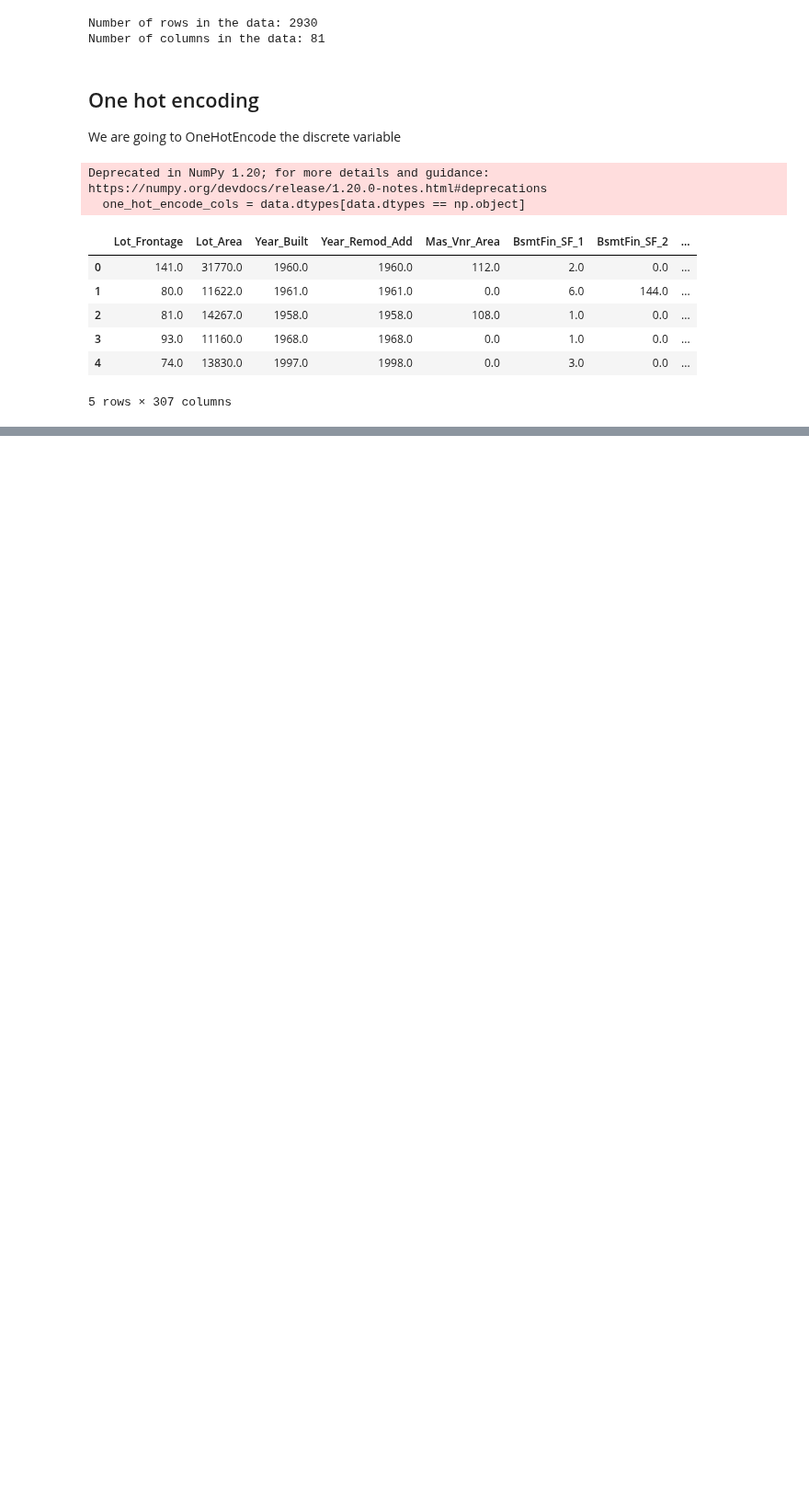
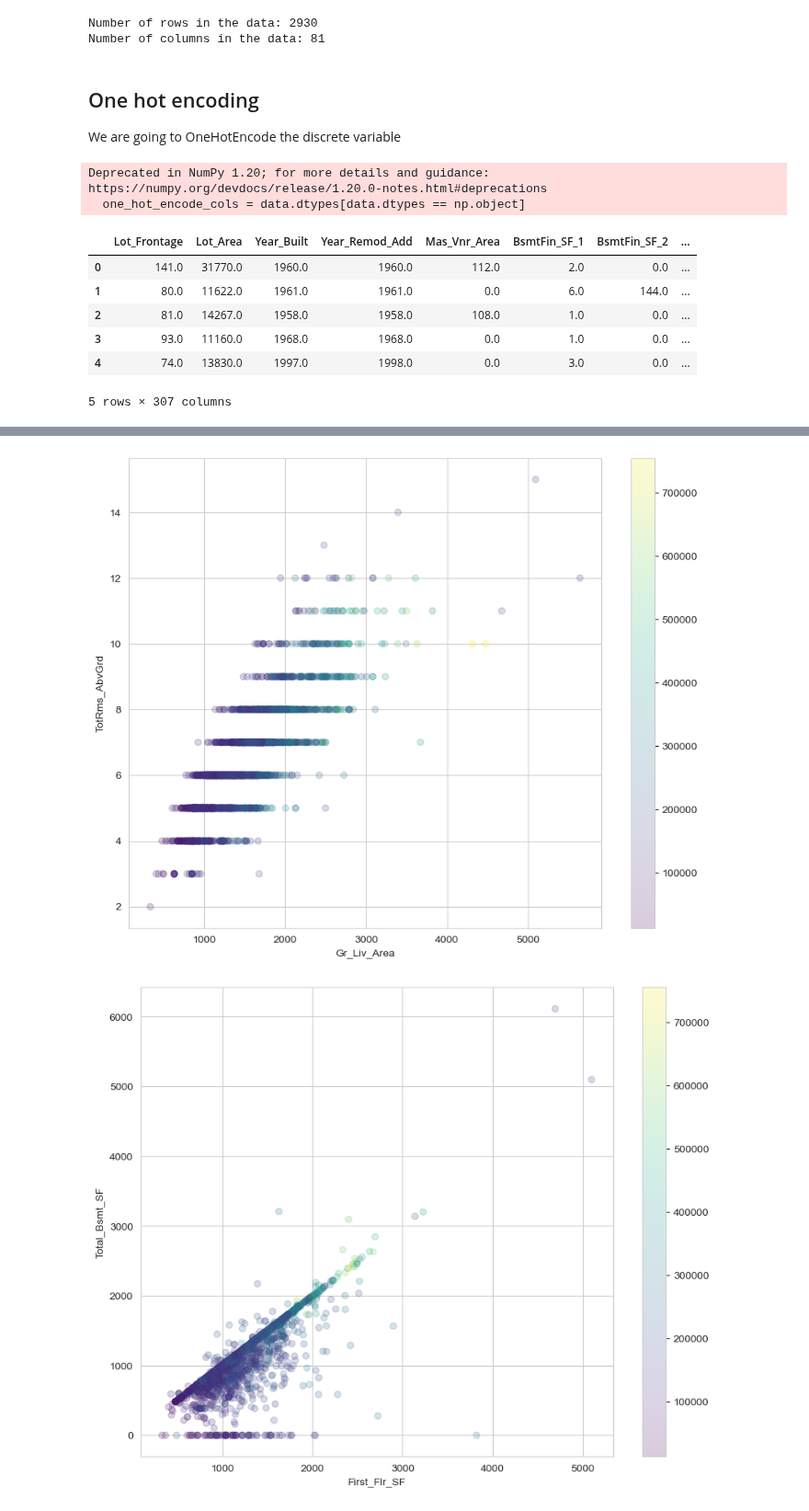
Before and after one commit to davide-tonetto-884585/House-Sale-Price-Prediction, a Jupyter notebook: data-engineering.ipynb, the cells around one changed output, grey strips where cells are left out. Shown at 92% size. Drawn from its saved outputs; the diff is of its cells as text; code cells hidden in the pictures; blank space fills up the shorter version.

```diff
--- a/data-engineering.ipynb
+++ b/data-engineering.ipynb
@@ -36,0 +48,21 @@ Deprecated in NumPy 1.20; for more details and guidance: https://numpy.org/devdo
+# %%
+
+fig, axs = plt.subplots(figsize=(10, 8))
+
+pos = plt.scatter(data.Gr_Liv_Area, data.TotRms_AbvGrd, c = data.Sale_Price, cmap="viridis", alpha=0.2)
+axs.set_xlabel('Gr_Liv_Area')
+axs.set_ylabel('TotRms_AbvGrd')
+fig.colorbar(pos)
+plt.show()
+
+
+fig, axs = plt.subplots(figsize=(10, 8))
+
+pos = plt.scatter(data.First_Flr_SF, data.Total_Bsmt_SF, c = data.Sale_Price, cmap="viridis", alpha=0.2)
+axs.set_xlabel('First_Flr_SF')
+axs.set_ylabel('Total_Bsmt_SF')
+fig.colorbar(pos)
+plt.show()
+# %% [output]
+[figure, added]
+[figure, added]
```
Also changed, not shown: parts of 4 cells of this notebook.
